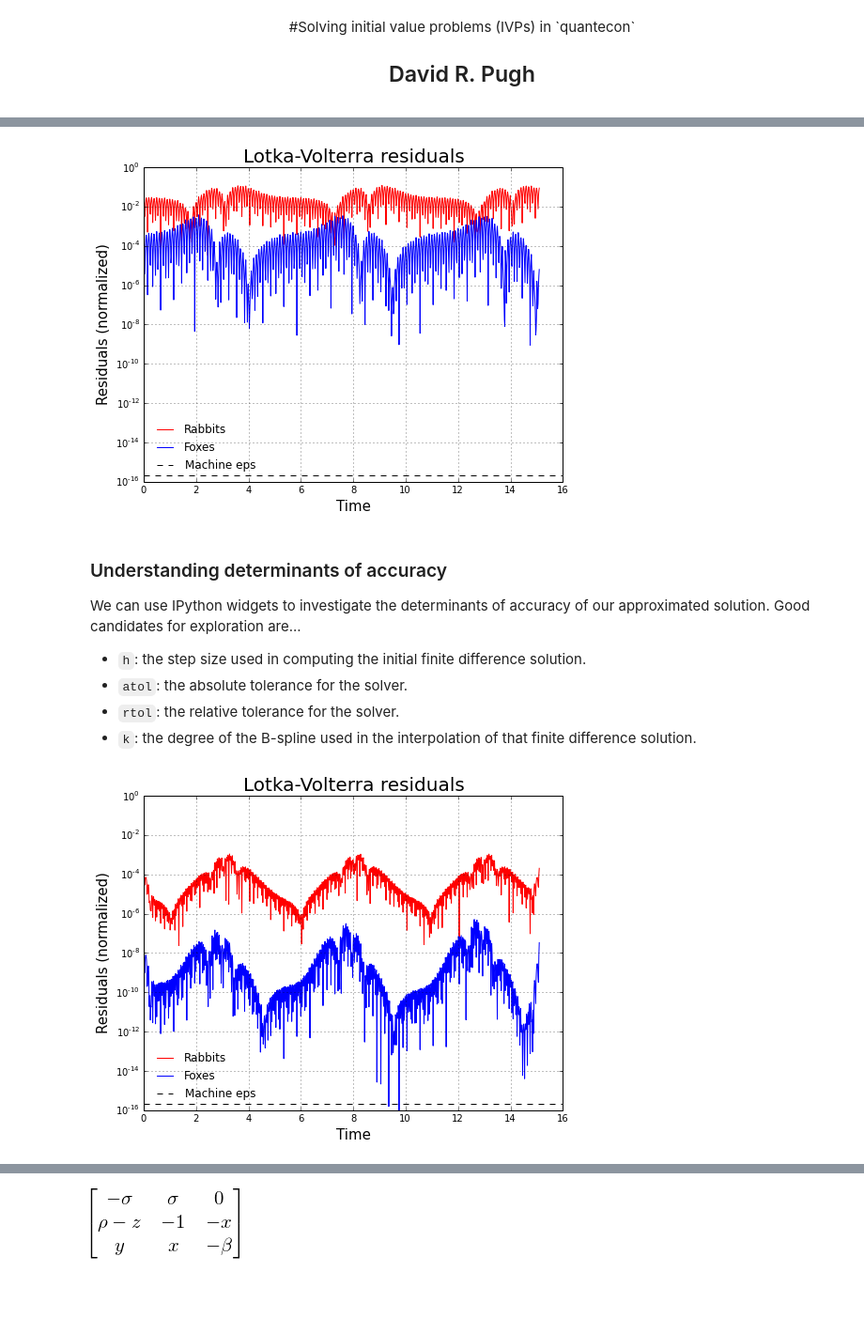
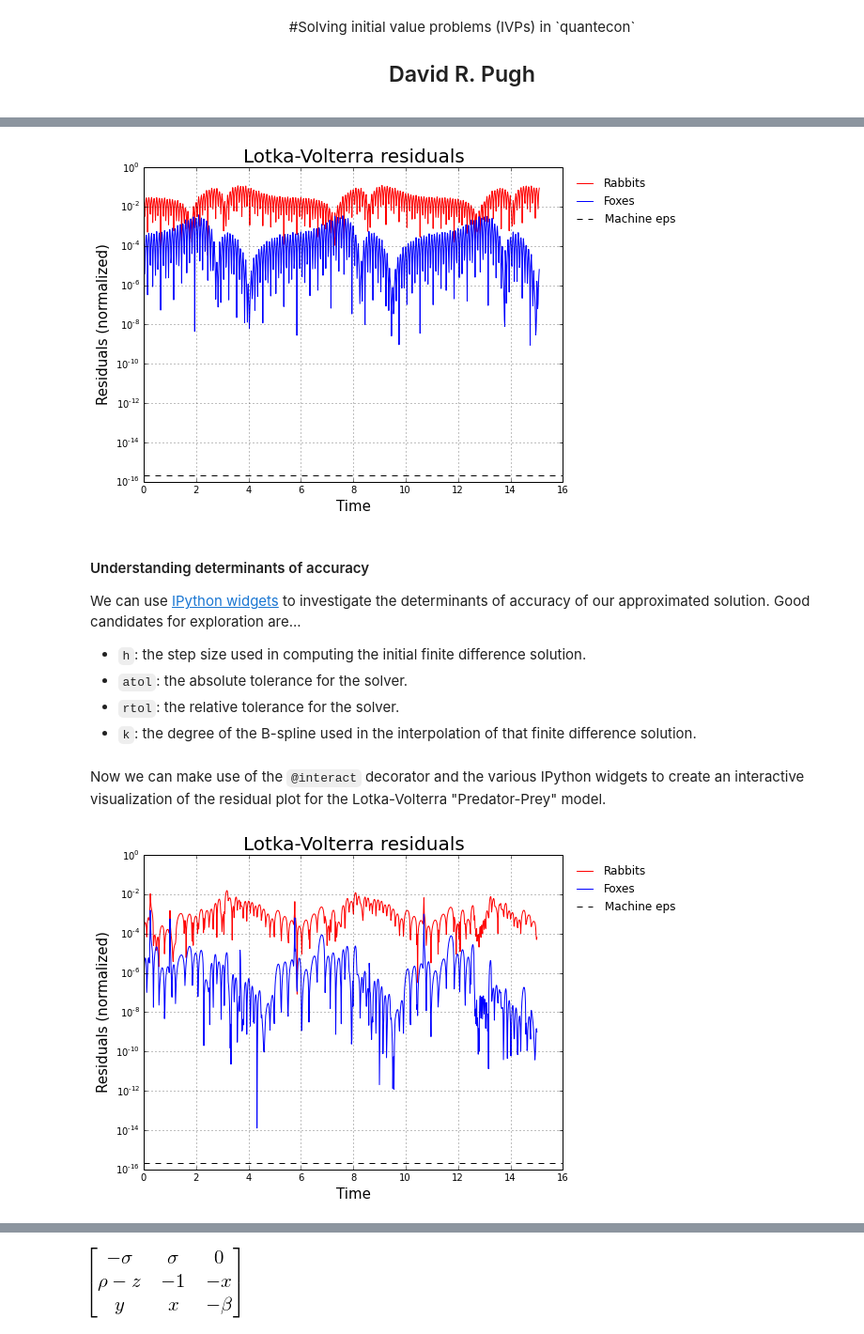
Before and after one commit to QuantEcon/QuantEcon.py, a Jupyter notebook: examples/solving_initial_value_problems.ipynb, the cells around one changed output, grey strips where cells are left out. Shown at 94% size. Saved outputs shown, nothing was run; the diff lists cells and outputs as text; code cells hidden in the pictures; blank space fills up the shorter version.

```diff
--- a/examples/solving_initial_value_problems.ipynb
+++ b/examples/solving_initial_value_problems.ipynb
@@ -159,0 +160,3 @@ lotka_volterra_ivp = ivp.IVP(f=lotka_volterra_system,
+# %%
+lotka_volterra_ivp = ivp.IVP(f=lotka_volterra_system,
+                             jac=lotka_volterra_jacobian)
@@ -159,0 +170,3 @@ lotka_volterra_ivp = ivp.IVP(f=lotka_volterra_system,
+# %%
+lotka_volterra_ivp.f_args = lotka_volterra_params
+lotka_volterra_ivp.jac_args = lotka_volterra_params
@@ -159,0 +175,4 @@ lotka_volterra_ivp = ivp.IVP(f=lotka_volterra_system,
+# %%
+# dictionary is not a valid data type for parameters!
+invalid_lotka_volterra_params = {'a': 1.0, 'b': 0.1, 'c': 1.5, 'd': 0.75}
+lotka_volterra_ivp.f_args = invalid_lotka_volterra_params
@@ -328,13 +357,13 @@ plt.ylabel('Residuals (normalized)', fontsize=15)
 plt.yscale('log')
 plt.title('Lotka-Volterra residuals', fontsize=20)
 plt.grid()
-plt.legend(loc='best', frameon=False)
+plt.legend(loc='best', frameon=False, bbox_to_anchor=(1,1))
 plt.show()
 # %% [output]
-[figure, old version]
+[figure, new version]
 # %% [markdown]
-### Understanding determinants of accuracy
-We can use IPython widgets to investigate the determinants of accuracy of our approximated solution. Good candidates for exploration are...
+#### Understanding determinants of accuracy
+We can use [IPython widgets](http://nbviewer.ipython.org/github/ipython/ipython/blob/master/examples/Interactive%20Widgets/Index.ipynb) to investigate the determinants of accuracy of our approximated solution. Good candidates for exploration are...
 
 * `h`: the step size used in computing the initial finite difference solution.
 * `atol`: the absolute tolerance for the solver.
@@ -347,47 +376,50 @@ from IPython.display import display
 # reset parameters
 lotka_volterra_ivp.f_args = (1.0, 0.1, 2.0, 0.75)
 lotka_volterra_ivp.jac_args = lotka_volterra_ivp.f_args
+# %% [markdown]
+Now we can make use of the `@interact` decorator and the various IPython widgets to create an interactive visualization of the residual plot for the Lotka-Volterra "Predator-Prey" model.
 # %%
-@interact(h=(-2, 0, 0.5), atol=(-12, 0, 0.5), rtol=(-9, 0, 0.5), k=(1, 5, 1),
-          integrator=('dopri5', 'dop853', 'lsoda', 'vode'))
-def plot_lotka_volterra_residuals(h=-1, atol=-6, rtol=-3, k=3, integrator='dopri5'):
+@interact(h=FloatTextWidget(value=1e0), atol=FloatTextWidget(value=1e-3),
+          rtol=FloatTextWidget(value=1e-3), k=IntSliderWidget(min=1, value=3, max=5),
+          integrator=TextWidget(value='lsoda'))
+def plot_lotka_volterra_residuals(h, atol, rtol, k, integrator):
     """Plots residuals of the Lotka-Volterra system."""
     # re-compute the solution
-    tmp_solution = lotka_volterra_ivp.solve(t0, y0, h=10**h, T=15, integrator=integrator,
-                                            atol=10**atol, rtol=10**rtol)
+    tmp_solution = lotka_volterra_ivp.solve(t0, y0, h=h, T=15, integrator=integrator,
+                                            atol=atol, rtol=rtol)
 
     # re-compute the interpolated solution and residual
     tmp_ti = np.linspace(t0, tmp_solution[-1, 0], 1000)
     tmp_interp_solution = lotka_volterra_ivp.interpolate(tmp_solution, tmp_ti, k=k)
     tmp_residual = lotka_volterra_ivp.compute_residual(tmp_solution, tmp_ti, k=k)
 
     # extract the components of the solution
     tmp_rabbits = tmp_interp_solution[:, 1]
     tmp_foxes = tmp_interp_solution[:, 2]
 
     # extract the raw residuals
     tmp_rabbits_residual = tmp_residual[:, 1]
     tmp_foxes_residual = tmp_residual[:, 2]
 
     # typically, normalize residual by the level of the variable
     tmp_norm_rabbits_residual = np.abs(tmp_rabbits_residual) / tmp_rabbits
     tmp_norm_foxes_residual = np.abs(tmp_foxes_residual) / tmp_foxes
 
     # create the plot
     fig = plt.figure(figsize=(8, 6))
 
     plt.plot(tmp_ti, tmp_norm_rabbits_residual, 'r-', label='Rabbits')
     plt.plot(tmp_ti, tmp_norm_foxes_residual**2 / foxes, 'b-', label='Foxes')
     plt.axhline(np.finfo('float').eps, linestyle='dashed', color='k', label='Machine eps')
 
     plt.xlabel('Time', fontsize=15)
     plt.ylim(1e-16, 1)
     plt.ylabel('Residuals (normalized)', fontsize=15)
     plt.yscale('log')
     plt.title('Lotka-Volterra residuals', fontsize=20)
 
     plt.grid()
-    plt.legend(loc='best', frameon=False)
+    plt.legend(loc='best', frameon=False, bbox_to_anchor=(1,1))
 # %% [output]
-[figure, old version]
+[figure, new version]
 # %% [markdown]
```
Also changed, not shown: parts of 60 cells of this notebook.
